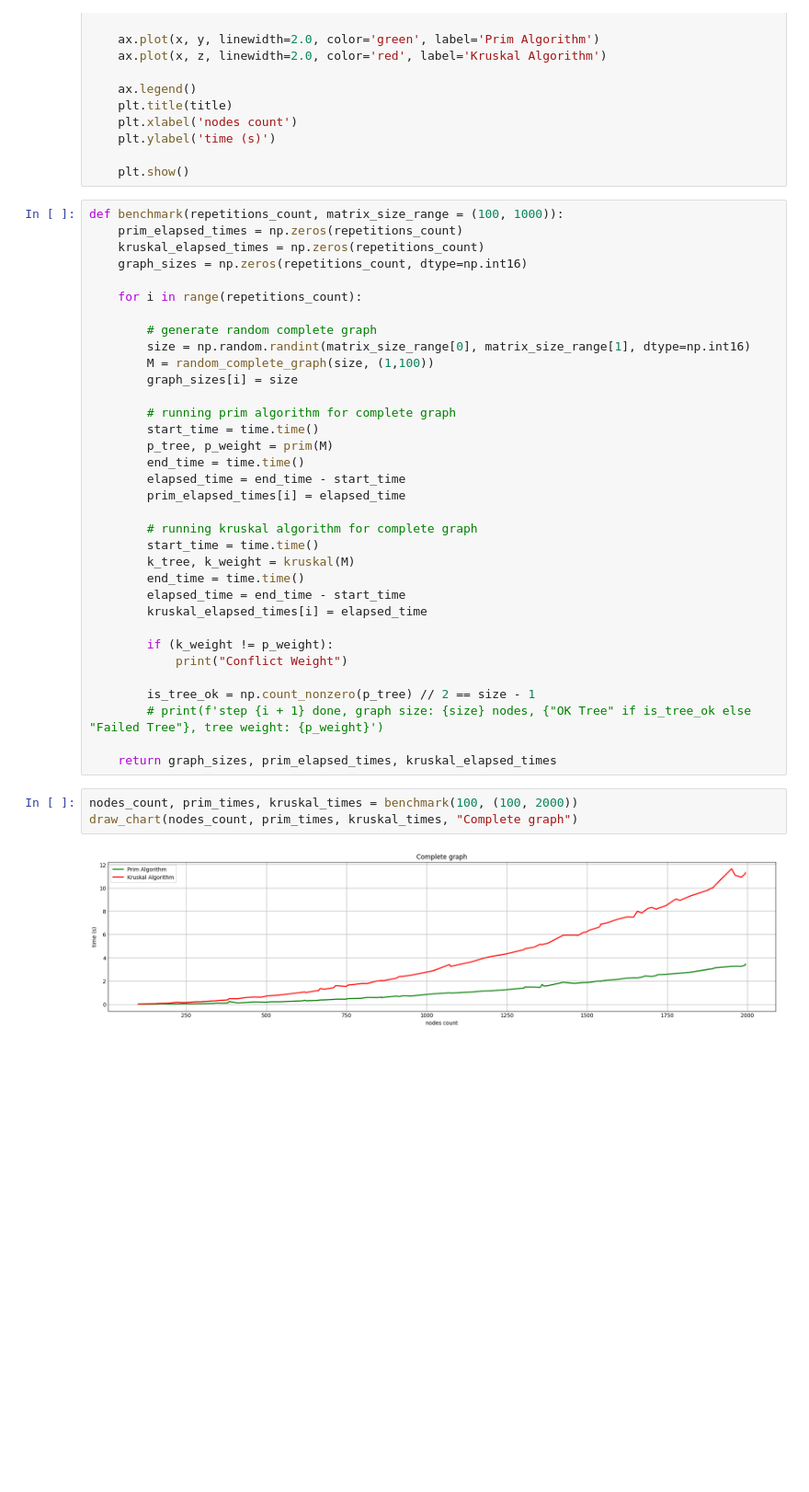
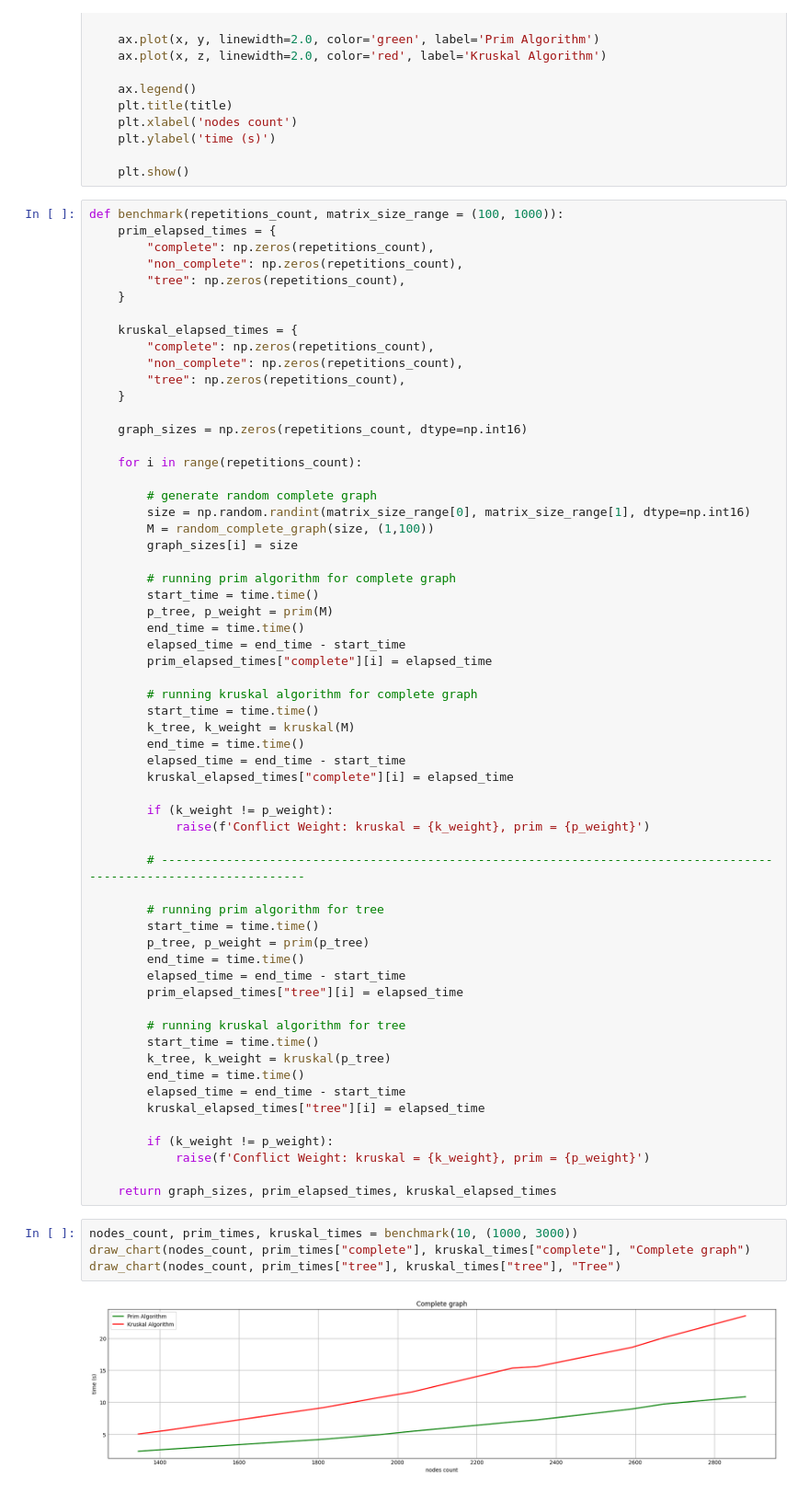
Before and after one commit to alinaserinet/algo-motion, a Jupyter notebook: prim_kruskal.ipynb, the cells around one changed output. Shown at 92% size. Saved outputs shown, nothing was run; the diff lists cells and outputs as text; blank space fills up the shorter version.

Commit message:
fix: fix prim-kruskal notebook

```diff
--- a/prim_kruskal.ipynb
+++ b/prim_kruskal.ipynb
@@ -122,8 +122,18 @@ def draw_chart(x, y, z, title):
     plt.show()
 # %%
 def benchmark(repetitions_count, matrix_size_range = (100, 1000)):
-    prim_elapsed_times = np.zeros(repetitions_count)
-    kruskal_elapsed_times = np.zeros(repetitions_count)
+    prim_elapsed_times = {
+        "complete": np.zeros(repetitions_count),
+        "non_complete": np.zeros(repetitions_count),
+        "tree": np.zeros(repetitions_count),
+    }
+
+    kruskal_elapsed_times = {
+        "complete": np.zeros(repetitions_count),
+        "non_complete": np.zeros(repetitions_count),
+        "tree": np.zeros(repetitions_count),
+    }
+
     graph_sizes = np.zeros(repetitions_count, dtype=np.int16)
 
     for i in range(repetitions_count):
@@ -138,24 +148,41 @@ def benchmark(repetitions_count, matrix_size_range = (100, 1000)):
         p_tree, p_weight = prim(M)
         end_time = time.time()
         elapsed_time = end_time - start_time
-        prim_elapsed_times[i] = elapsed_time
+        prim_elapsed_times["complete"][i] = elapsed_time
 
         # running kruskal algorithm for complete graph
         start_time = time.time()
         k_tree, k_weight = kruskal(M)
         end_time = time.time()
         elapsed_time = end_time - start_time
-        kruskal_elapsed_times[i] = elapsed_time
+        kruskal_elapsed_times["complete"][i] = elapsed_time
 
         if (k_weight != p_weight):
-            print("Conflict Weight")
+            raise(f'Conflict Weight: kruskal = {k_weight}, prim = {p_weight}')
 
-        is_tree_ok = np.count_nonzero(p_tree) // 2 == size - 1
-        # print(f'step {i + 1} done, graph size: {size} nodes, {"OK Tree" if is_tree_ok else "Failed Tree"}, tree weight: {p_weight}')
+        # -------------------------------------------------------------------------------------------------------------------
+
+        # running prim algorithm for tree
+        start_time = time.time()
+        p_tree, p_weight = prim(p_tree)
+        end_time = time.time()
+        elapsed_time = end_time - start_time
+        prim_elapsed_times["tree"][i] = elapsed_time
+
+        # running kruskal algorithm for tree
+        start_time = time.time()
+        k_tree, k_weight = kruskal(p_tree)
+        end_time = time.time()
+        elapsed_time = end_time - start_time
+        kruskal_elapsed_times["tree"][i] = elapsed_time
+
+        if (k_weight != p_weight):
+            raise(f'Conflict Weight: kruskal = {k_weight}, prim = {p_weight}')
 
     return graph_sizes, prim_elapsed_times, kruskal_elapsed_times
 # %%
-nodes_count, prim_times, kruskal_times = benchmark(100, (100, 2000))
-draw_chart(nodes_count, prim_times, kruskal_times, "Complete graph")
+nodes_count, prim_times, kruskal_times = benchmark(10, (1000, 3000))
+draw_chart(nodes_count, prim_times["complete"], kruskal_times["complete"], "Complete graph")
+draw_chart(nodes_count, prim_times["tree"], kruskal_times["tree"], "Tree")
 # %% [output]
-[figure, old version]
+[figure, new version]
```
Also changed, not shown: parts of 2 cells of this notebook.
